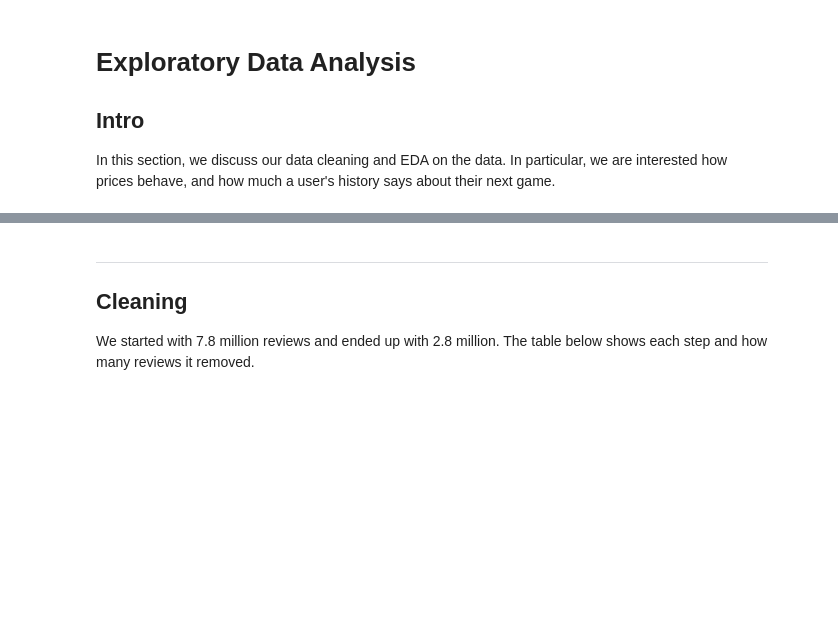
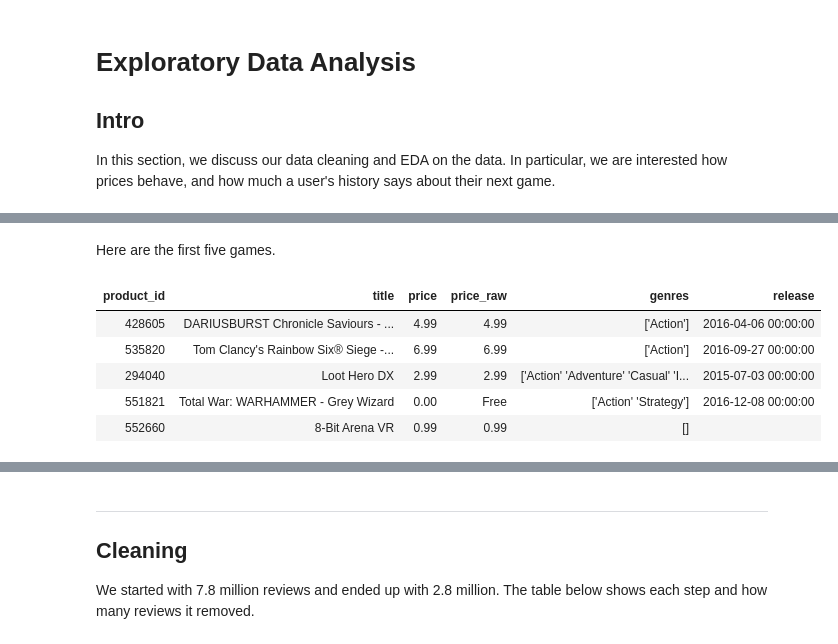
Before and after one commit to recommender-systems-ucsd-fa26/steam, a Jupyter notebook: eda.ipynb, the cells around one changed output, grey strips where cells are left out. Cells and saved outputs as stored; diff of their text form; code cells hidden in the pictures; blank space fills up the shorter version.

```diff
--- a/eda.ipynb
+++ b/eda.ipynb
@@ -59,0 +77,13 @@ price. Version 1 (Australian users' libraries and reviews) is left out: only 0.4
+# %% [markdown]
+Here are the first five games.
+# %%
+games = load_games(DATA / "steam_games.json")
+
+display(show(games.head(5)))
+# %% [output]
+| product_id | title | price | price_raw | genres | release |
+| 428605 | DARIUSBURST Chronicle Saviours - ... | 4.99 | 4.99 | ['Action'] | 2016-04-06 00:00:00 |
+| 535820 | Tom Clancy's Rainbow Six® Siege -... | 6.99 | 6.99 | ['Action'] | 2016-09-27 00:00:00 |
+| 294040 | Loot Hero DX | 2.99 | 2.99 | ['Action' 'Adventure' 'Casual' 'I... | 2015-07-03 00:00:00 |
+| 551821 | Total War: WARHAMMER - Grey Wizard | 0.00 | Free | ['Action' 'Strategy'] | 2016-12-08 00:00:00 |
+| 552660 | 8-Bit Arena VR | 0.99 | 0.99 | [] |  |
```
Also changed, not shown: parts of 38 cells of this notebook, 11 other files.
